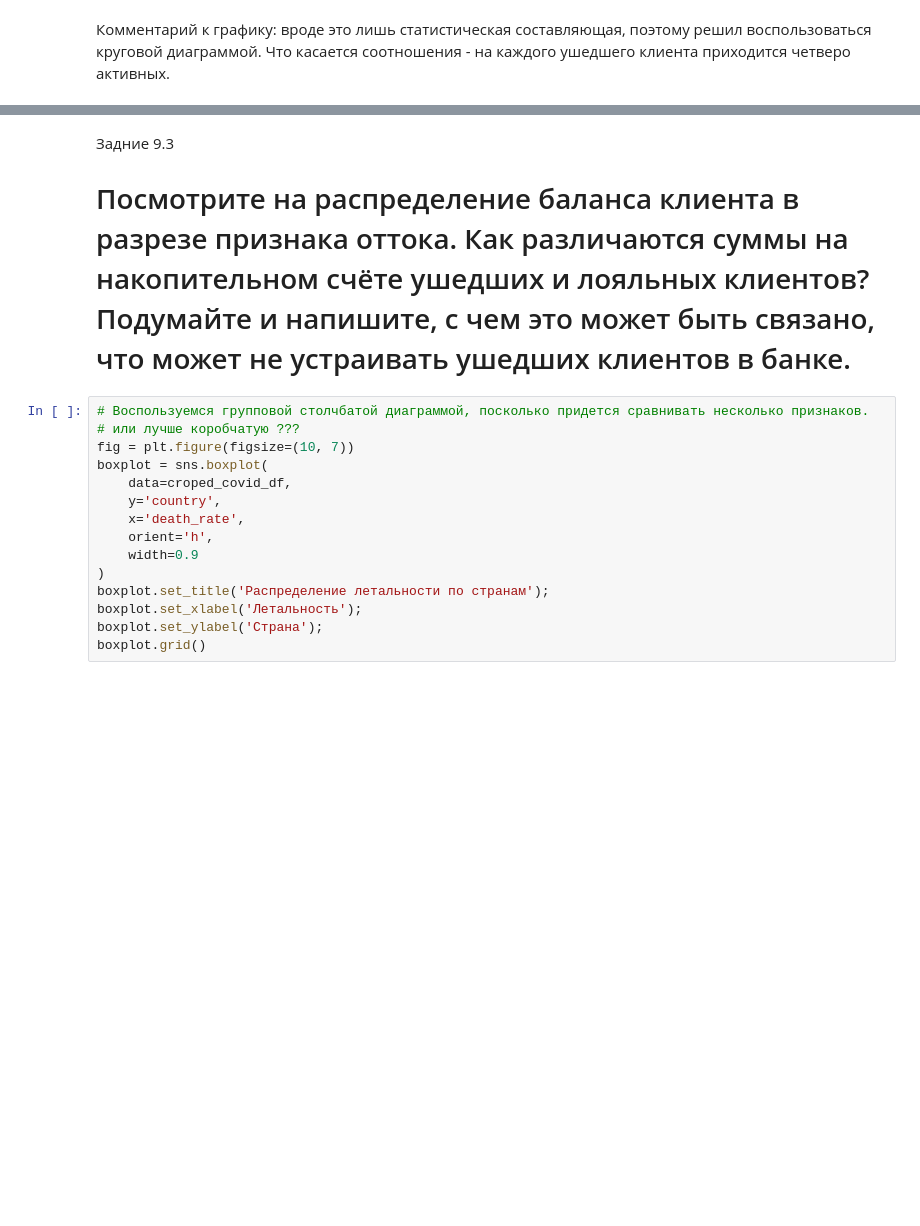
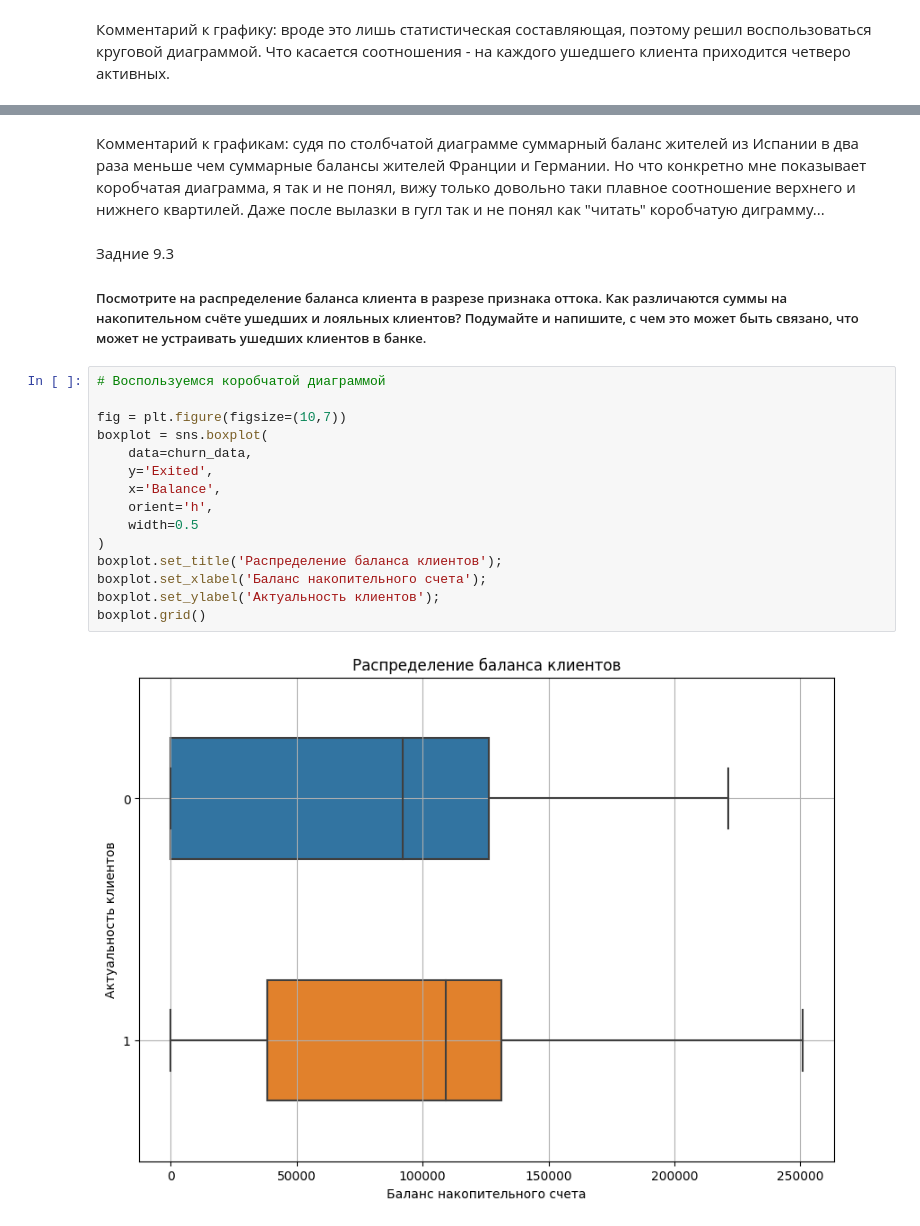
Before and after one commit to schdlr50/SF_Pandas_data_visualization, a Jupyter notebook: (Lesson 9) final task/les9.ipynb, the cells around one changed output, grey strips where cells are left out. Cells and saved outputs as stored; diff of their text form; blank space fills up the shorter version.

```diff
--- a/(Lesson 9) final task/les9.ipynb
+++ b/(Lesson 9) final task/les9.ipynb
@@ -70,18 +78,22 @@ balance_client.plot(
+# %% [markdown]
+Комментарий к графикам: судя по столбчатой диаграмме суммарный баланс жителей из Испании в два раза меньше чем суммарные балансы жителей Франции и Германии. Но что конкретно мне показывает коробчатая диаграмма, я так и не понял, вижу только довольно таки плавное соотношение верхнего и нижнего квартилей. Даже после вылазки в гугл так и не понял как "читать" коробчатую диграмму...
 # %% [markdown]
 Задние 9.3
-# Посмотрите на распределение баланса клиента в разрезе признака оттока. Как различаются суммы на накопительном счёте ушедших и лояльных клиентов? Подумайте и напишите, с чем это может быть связано, что может не устраивать ушедших клиентов в банке.
+##### Посмотрите на распределение баланса клиента в разрезе признака оттока. Как различаются суммы на накопительном счёте ушедших и лояльных клиентов? Подумайте и напишите, с чем это может быть связано, что может не устраивать ушедших клиентов в банке.
 # %%
-# Воспользуемся групповой столчбатой диаграммой, посколько придется сравнивать несколько признаков.
-# или лучше коробчатую ???
-fig = plt.figure(figsize=(10, 7))
+# Воспользуемся коробчатой диаграммой
+
+fig = plt.figure(figsize=(10,7))
 boxplot = sns.boxplot(
-    data=croped_covid_df,
-    y='country',
-    x='death_rate',
+    data=churn_data,
+    y='Exited',
+    x='Balance',
     orient='h',
-    width=0.9
+    width=0.5
 )
-boxplot.set_title('Распределение летальности по странам');
-boxplot.set_xlabel('Летальность');
-boxplot.set_ylabel('Страна');
+boxplot.set_title('Распределение баланса клиентов');
+boxplot.set_xlabel('Баланс накопительного счета');
+boxplot.set_ylabel('Актуальность клиентов');
 boxplot.grid()
+# %% [output]
+[figure, added]
```
Also changed, not shown: parts of 6 cells of this notebook.
